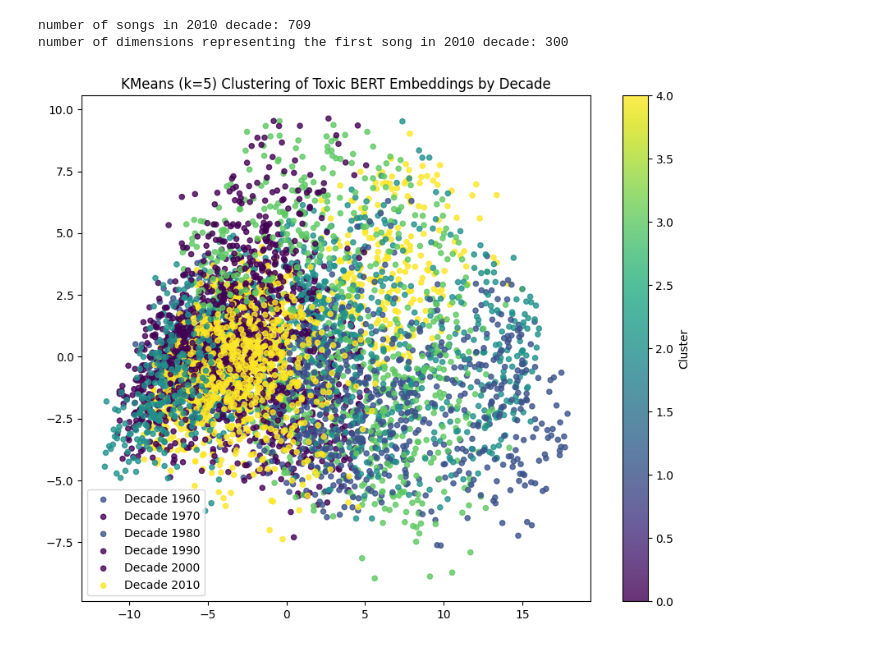
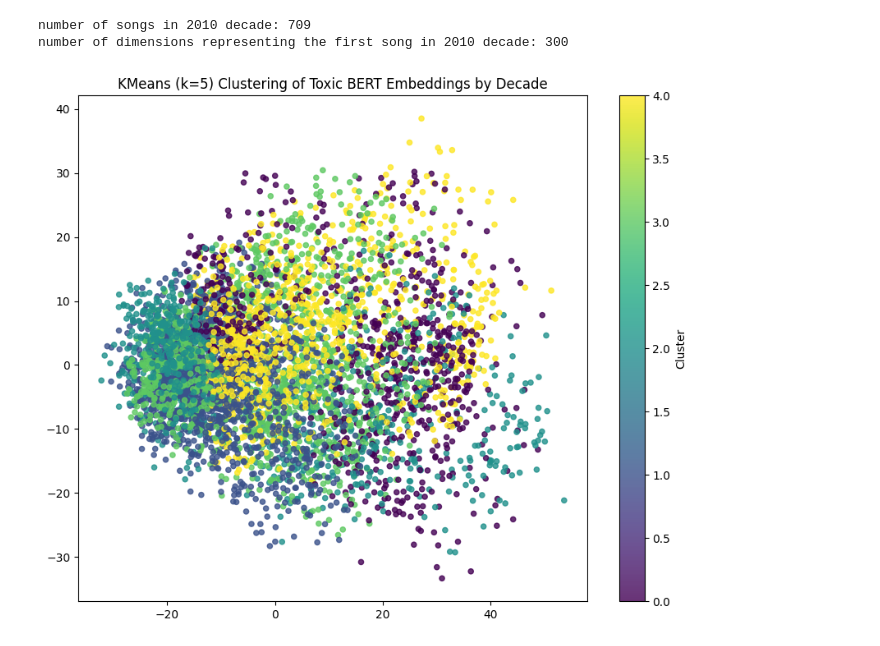
Before and after one commit to maxmiles/info498b_lyrics_analysis, a Jupyter notebook: expletives.ipynb, the cells around one changed output. Drawn from its saved outputs; the diff is of its cells as text; code cells hidden in the pictures.

```diff
--- a/expletives.ipynb
+++ b/expletives.ipynb
@@ -191,0 +186,11 @@ tensor([[1.0000, 0.9991, 0.9980, 0.9755, 0.9149, 0.8693],
+# %%
+num_songs = 0
+total_dimensions = 0
+
+for decade in decade_embeddings:
+    num_songs += len(decade_embeddings[decade])
+    for i in range(len(decade_embeddings[decade])):
+        total_dimensions += len(decade_embeddings[decade][i])
+
+print(f'Toxic BERT produced embeddings for {num_songs} songs.')
+print(f'average number of dimensions per song is {total_dimensions/num_songs}')
@@ -327,7 +329,7 @@ for decade in pca_decade_embeddings:
     embeddings = pca_decade_embeddings[decade]
     # Transform the embeddings to the lower-dimensional space
     # reduced_embeddings = pipe.fit_transform(embeddings)
-    reduced_embeddings = pca.fit_transform(embeddings)
+    reduced_embeddings = pipe.fit_transform(embeddings)
     pca_decade_embeddings[decade] = reduced_embeddings
 
 # Check the shape of the reduced embeddings
@@ -355,32 +357,32 @@ for decade, embeddings_reduced in pca_decade_embeddings.items():
     # Initialize KMeans for the current decade
     kmeans = KMeans(n_clusters=num_clusters, random_state=42)
 
     # Fit KMeans to the embeddings for the current decade
     kmeans.fit(embeddings_array)
 
     # Store the KMeans model for the current decade
     kmeans_dict[decade] = kmeans
 
 # Plot clusters for each decade
 plt.figure(figsize=(10, 8))
 
 # Iterate through each decade and plot the clusters
 for decade, kmeans in kmeans_dict.items():
     embeddings_reduced = pca_decade_embeddings[decade]
     cluster_labels = kmeans.labels_
 
     # Extract the first two dimensions for plotting
     x = embeddings_reduced[:, 0]  # First dimension
     y = embeddings_reduced[:, 1]  # Second dimension
 
     # Plot the points for the current decade, color-coded based on the cluster labels
     plt.scatter(x, y, label=f'Decade {decade}', c=cluster_labels, cmap='viridis', s=20, alpha=0.8)
 
 # plt.xlabel('Dimension 1')
 # plt.ylabel('Dimension 2')
 plt.title('KMeans (k=5) Clustering of Toxic BERT Embeddings by Decade')
 plt.colorbar(label='Cluster')
-plt.legend()
+# plt.legend()
 plt.show()
 # %% [output]
-[figure, old version]
+[figure, new version]
```
Also changed, not shown: parts of 8 cells of this notebook, 3 other files.
